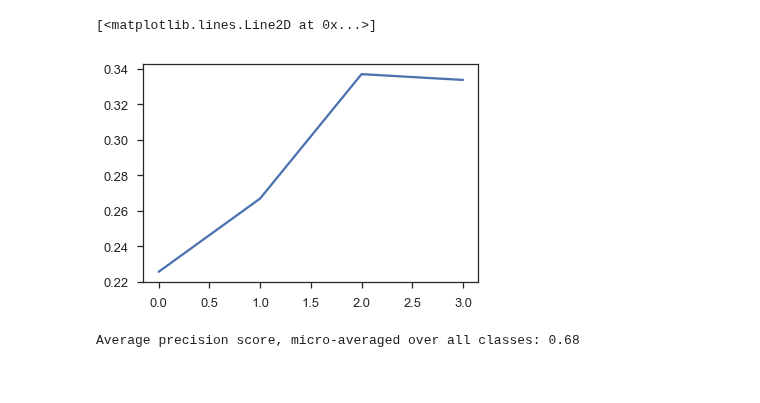
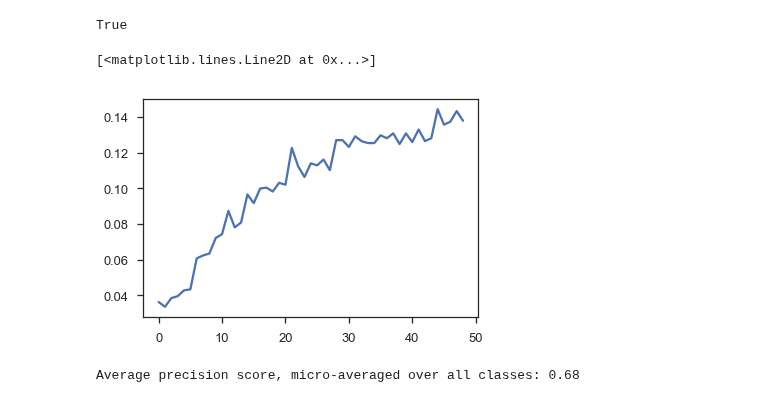
Before and after one commit to jessepisel/criticalandstrategic, a Jupyter notebook: Critical Minerals Classifier.ipynb, the cells around one changed output. Cells and saved outputs as stored; diff of their text form; code cells hidden in the pictures.

Commit message:
having my soul crushed
numbers are back down on muliclass classification. going to let tpot run all weekend

```diff
--- a/Critical Minerals Classifier.ipynb
+++ b/Critical Minerals Classifier.ipynb
@@ -30,7 +36,7 @@ y_transformed=lb.transform(y)
 # %%
 from sklearn.model_selection import train_test_split
 
-X_train, X_test, y_train, y_test = train_test_split(X, y_transformed, test_size=0.1, random_state=52)
+X_train, X_test, y_train, y_test = train_test_split(X, y_transformed, test_size=0.05, random_state=86)
 # %%
 from sklearn.ensemble import ExtraTreesClassifier
 from sklearn.neighbors import KNeighborsClassifier
@@ -41,7 +48,7 @@ from sklearn.metrics import accuracy_score
 #multi class learner predicting on HUC_12 to classify location based on geochemistry
 scores0=[]
 for i in range(1,50):
-    clf=ExtraTreesClassifier(n_estimators=i, criterion='entropy', max_features=51, n_jobs=-1)
+    clf=ExtraTreesClassifier(n_estimators=5, max_features=51, n_jobs=-1)
     models = clf.fit(X_train, y_train.astype(int))
     preds=models.predict(X_test)
     scores0.append(accuracy_score(y_test.astype(int), preds, normalize=True))
@@ -59,3 +97,7 @@ plt.plot([scores0, scores1])
+# %%
+ prediction = tpot.score(X_test, y_test)
+# %% [output]
+True
 # %%
 #clf=KNeighborsClassifier(n_neighbors=i, weights='uniform')
 #clf=ExtraTreesClassifier(n_estimators=i, max_features=30)
@@ -67,10 +109,10 @@ for i in range(1,20,5):
     preds=models.predict(X_test)
     scores.append(accuracy_score(y_test.astype(int), preds, normalize=True))
 # %%
-plt.plot(scores[0:30])
+plt.plot(scores0)
 # %% [output]
 [<matplotlib.lines.Line2D at 0x...>]
-[figure, old version]
+[figure, new version]
 # %%
 from sklearn.metrics import precision_recall_curve
 from sklearn.metrics import average_precision_score
```
Also changed, not shown: parts of 28 cells of this notebook, 1 other file.
